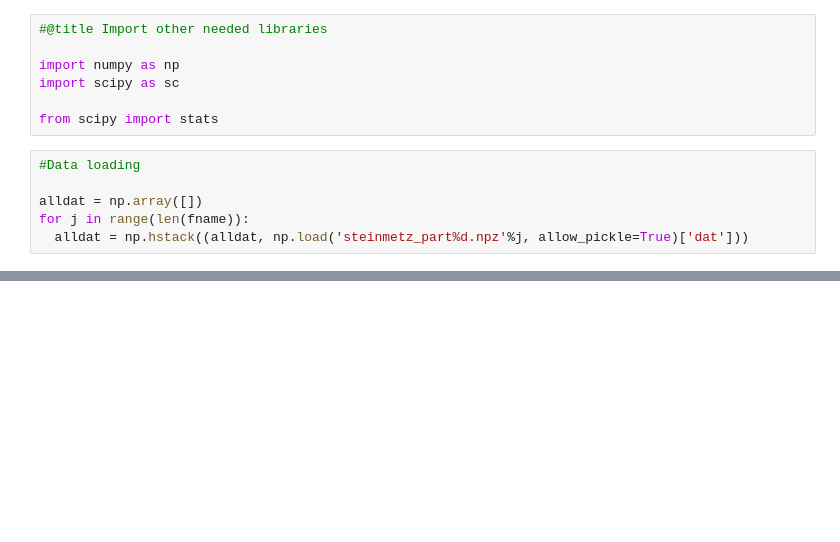
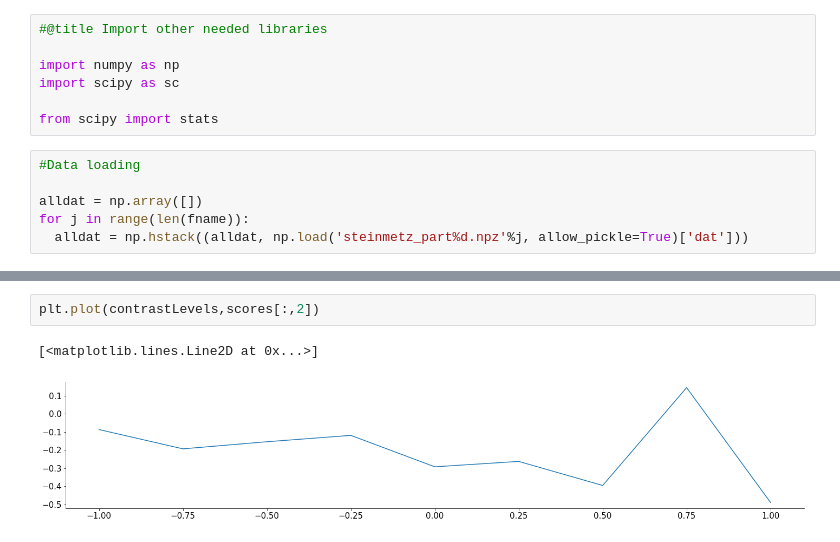
Before and after one commit to sydney-smith/NMA_project, a Jupyter notebook: Saghar_NMA_Spike_decoding.ipynb, the cells around one changed output, grey strips where cells are left out. Saved outputs shown, nothing was run; the diff lists cells and outputs as text; blank space fills up the shorter version.

```diff
--- a/Saghar_NMA_Spike_decoding.ipynb
+++ b/Saghar_NMA_Spike_decoding.ipynb
@@ -95,3 +349,8 @@ allSp['reg'] == ''
+# %%
+plt.plot(contrastLevels,scores[:,2])
+# %% [output]
+[<matplotlib.lines.Line2D at 0x...>]
+[figure, added]
 # %%
 trialsWithResponse = dat['reaction_time'][:,1] != 0
 infExcluded = dat['reaction_time'][trialsWithResponse,0]
```
Also changed, not shown: parts of 14 cells of this notebook.
